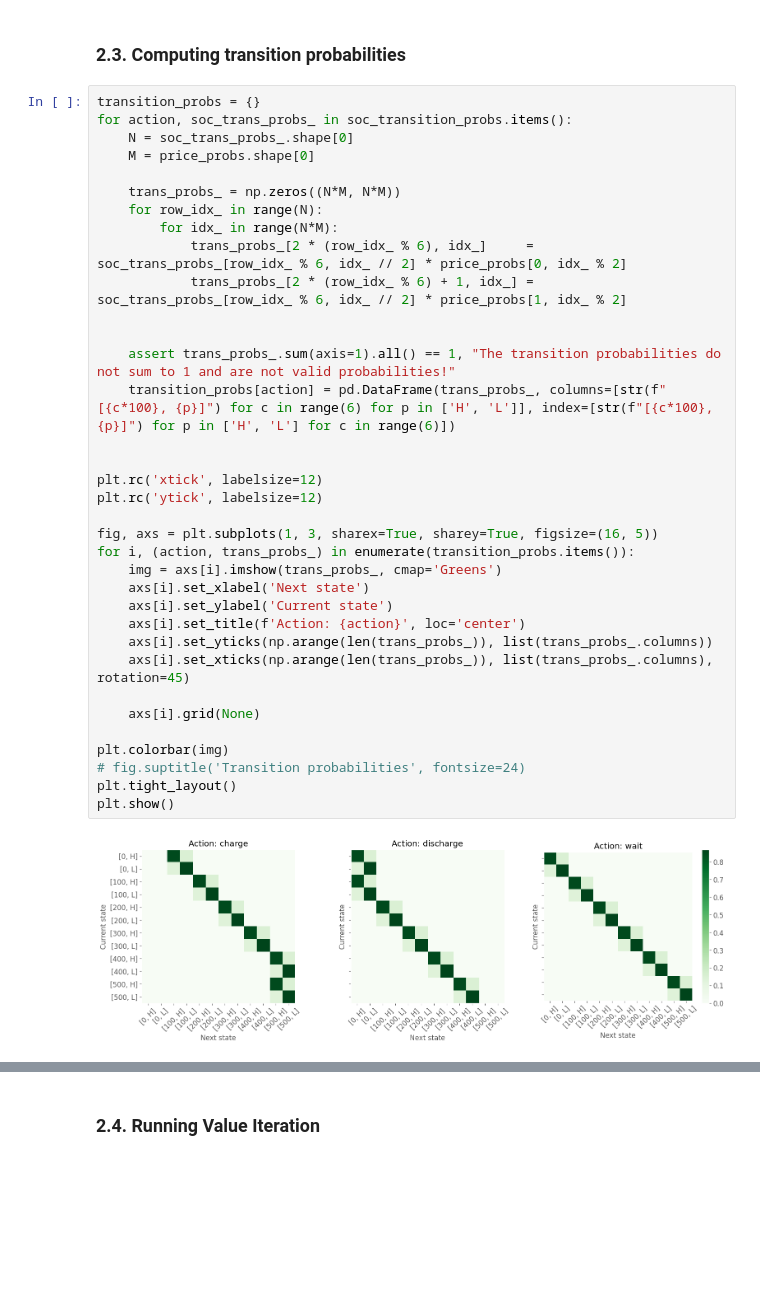
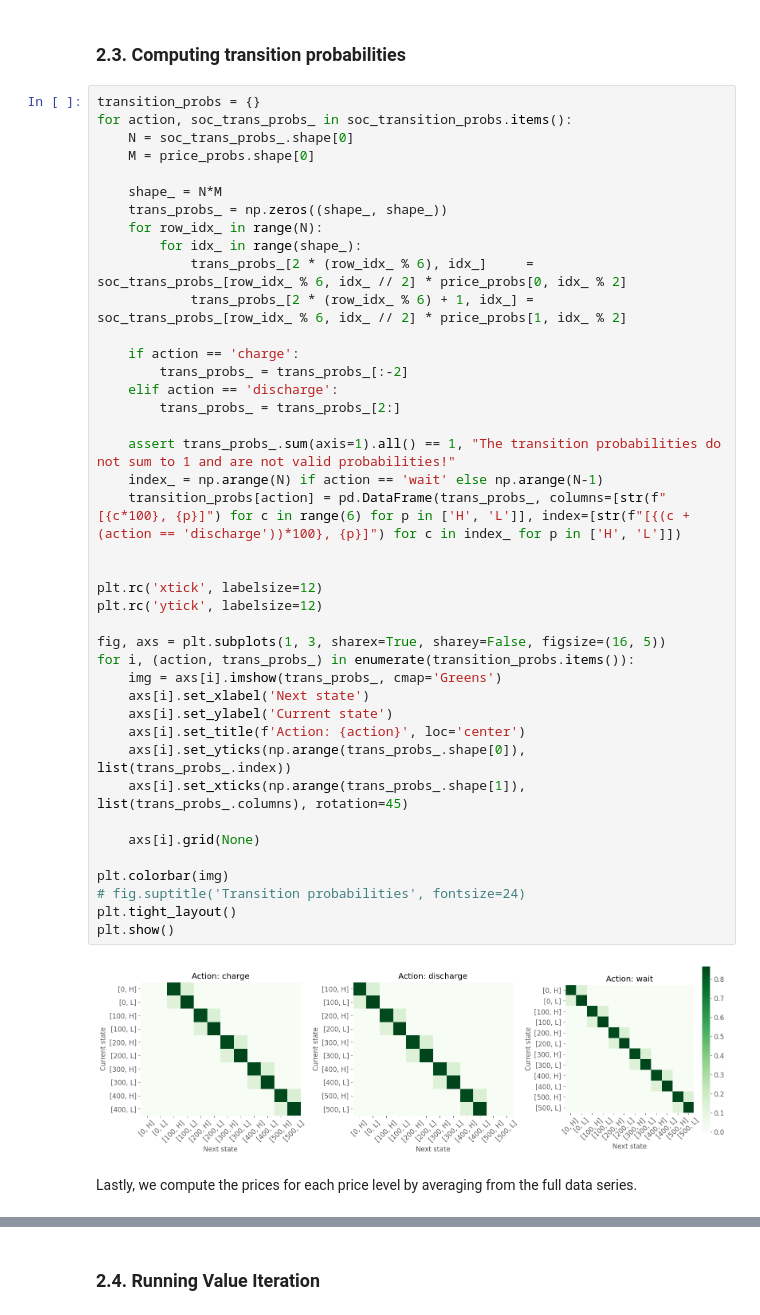
Before and after one commit to albertkjoller/ml-energy-systems, a Jupyter notebook: src/assignment2/notebooks/explainer_notebook.ipynb, the cells around one changed output, grey strips where cells are left out. Cells and saved outputs as stored; diff of their text form; blank space fills up the shorter version.

```diff
--- a/src/assignment2/notebooks/explainer_notebook.ipynb
+++ b/src/assignment2/notebooks/explainer_notebook.ipynb
@@ -242,37 +242,45 @@ Transition matrix:
 # %%
 transition_probs = {}
 for action, soc_trans_probs_ in soc_transition_probs.items():
     N = soc_trans_probs_.shape[0]
     M = price_probs.shape[0]
 
-    trans_probs_ = np.zeros((N*M, N*M))
+    shape_ = N*M
+    trans_probs_ = np.zeros((shape_, shape_))
     for row_idx_ in range(N):
-        for idx_ in range(N*M):
+        for idx_ in range(shape_):
             trans_probs_[2 * (row_idx_ % 6), idx_]     = soc_trans_probs_[row_idx_ % 6, idx_ // 2] * price_probs[0, idx_ % 2]
             trans_probs_[2 * (row_idx_ % 6) + 1, idx_] = soc_trans_probs_[row_idx_ % 6, idx_ // 2] * price_probs[1, idx_ % 2]
 
+    if action == 'charge':
+        trans_probs_ = trans_probs_[:-2]
+    elif action == 'discharge':
+        trans_probs_ = trans_probs_[2:]
 
     assert trans_probs_.sum(axis=1).all() == 1, "The transition probabilities do not sum to 1 and are not valid probabilities!"
-    transition_probs[action] = pd.DataFrame(trans_probs_, columns=[str(f"[{c*100}, {p}]") for c in range(6) for p in ['H', 'L']], index=[str(f"[{c*100}, {p}]") for p in ['H', 'L'] for c in range(6)])
+    index_ = np.arange(N) if action == 'wait' else np.arange(N-1)
+    transition_probs[action] = pd.DataFrame(trans_probs_, columns=[str(f"[{c*100}, {p}]") for c in range(6) for p in ['H', 'L']], index=[str(f"[{(c + (action == 'discharge'))*100}, {p}]") for c in index_ for p in ['H', 'L']])
 
 
 plt.rc('xtick', labelsize=12)
 plt.rc('ytick', labelsize=12)
 
-fig, axs = plt.subplots(1, 3, sharex=True, sharey=True, figsize=(16, 5))
+fig, axs = plt.subplots(1, 3, sharex=True, sharey=False, figsize=(16, 5))
 for i, (action, trans_probs_) in enumerate(transition_probs.items()):
     img = axs[i].imshow(trans_probs_, cmap='Greens')
     axs[i].set_xlabel('Next state')
     axs[i].set_ylabel('Current state')
     axs[i].set_title(f'Action: {action}', loc='center')
-    axs[i].set_yticks(np.arange(len(trans_probs_)), list(trans_probs_.columns))
-    axs[i].set_xticks(np.arange(len(trans_probs_)), list(trans_probs_.columns), rotation=45)
+    axs[i].set_yticks(np.arange(trans_probs_.shape[0]), list(trans_probs_.index))
+    axs[i].set_xticks(np.arange(trans_probs_.shape[1]),  list(trans_probs_.columns), rotation=45)
 
     axs[i].grid(None)
 
 plt.colorbar(img)
 # fig.suptitle('Transition probabilities', fontsize=24)
 plt.tight_layout()
 plt.show()
 # %% [output]
-[figure, old version]
+[figure, new version]
+# %% [markdown]
+Lastly, we compute the prices for each price level by averaging from the full data series.
```
Also changed, not shown: parts of 22 cells of this notebook, 11 other files.
